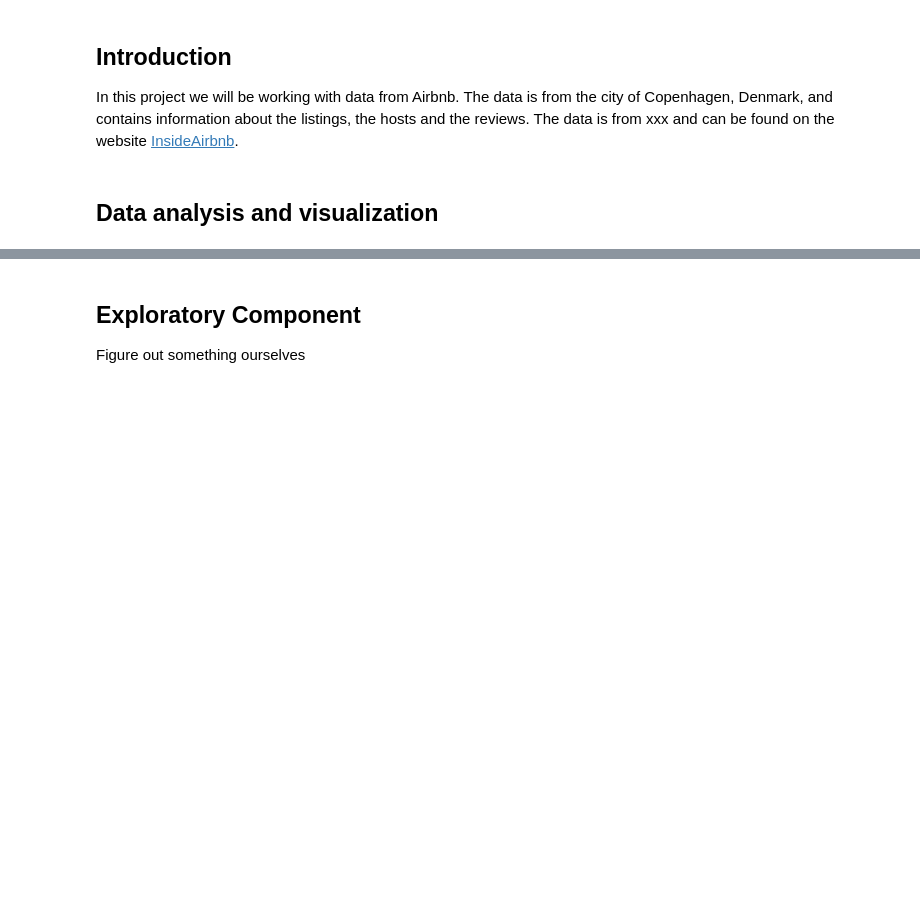
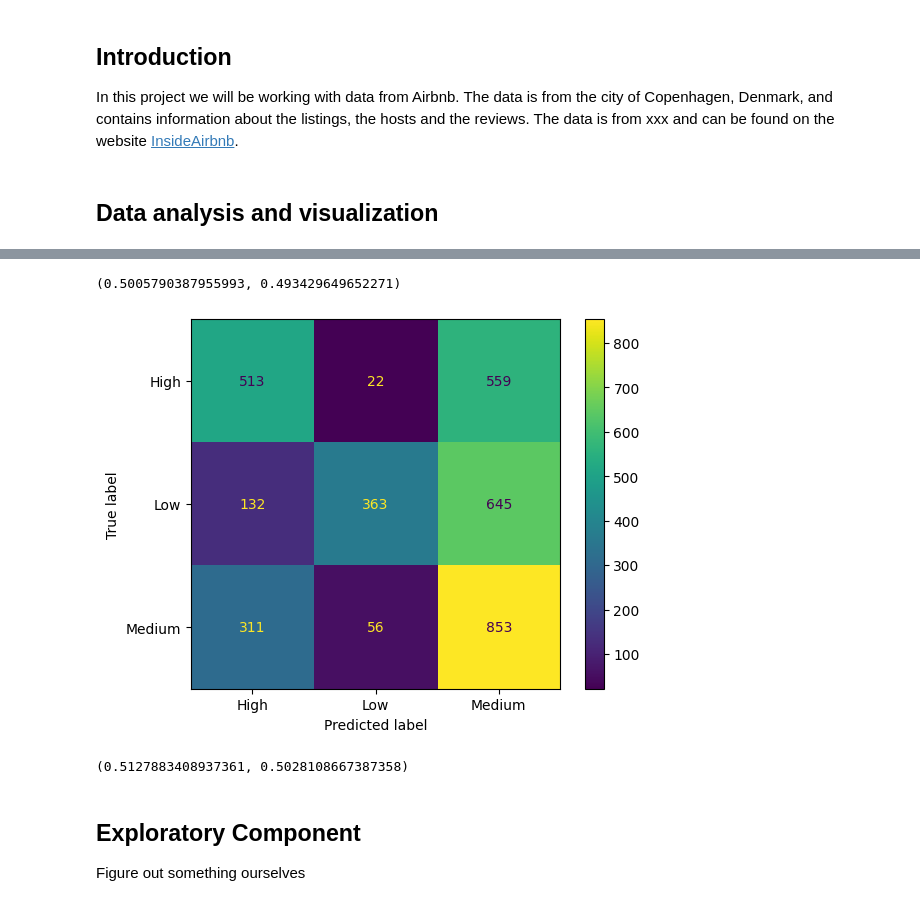
Before and after one commit to s180820/42184_AirbnbProject, a Jupyter notebook: Airbnb_project.ipynb, the cells around one changed output, grey strips where cells are left out. Cells and saved outputs as stored; diff of their text form; code cells hidden in the pictures; blank space fills up the shorter version.

```diff
--- a/Airbnb_project.ipynb
+++ b/Airbnb_project.ipynb
@@ -64,3 +156,34 @@ df_listings = pd.merge(listings, listings_gz, on = ['host_id','id'])
+# %%
+train, test = train_test_split(listings)
+
+def create_targets(prices):
+    labels = []
+    for price in prices:
+        if price < prices.quantile(0.33):
+            labels.append("Low")
+        if prices.quantile(0.33) <= price <= prices.quantile(0.66):
+            labels.append("Medium")
+        elif price > prices.quantile(0.66):
+            labels.append("High")
+    return labels
+
+y_train, y_test = create_targets(train["price"]), create_targets(test["price"])
+X_train, X_test = train.drop("price", axis=1), test.drop("price", axis=1)
+# %%
+model = LogisticRegression()
+model.fit(X_train, y_train)
+
+y_pred = model.predict(X_test)
+plot_confusion_matrix(model, X_test, y_test)
+accuracy_score(y_test, y_pred), f1_score(y_test, y_pred, average="macro")
+# %% [output]
+(0.5005790387955993, 0.493429649652271)
+[figure, added]
+# %%
+y_pred = model.predict(X_train)
+accuracy_score(y_train, y_pred), f1_score(y_train, y_pred, average="macro")
+# %% [output]
+(0.5127883408937361, 0.5028108667387358)
 # %% [markdown]
 ## Exploratory Component
 
```
Also changed, not shown: parts of 17 cells of this notebook.
